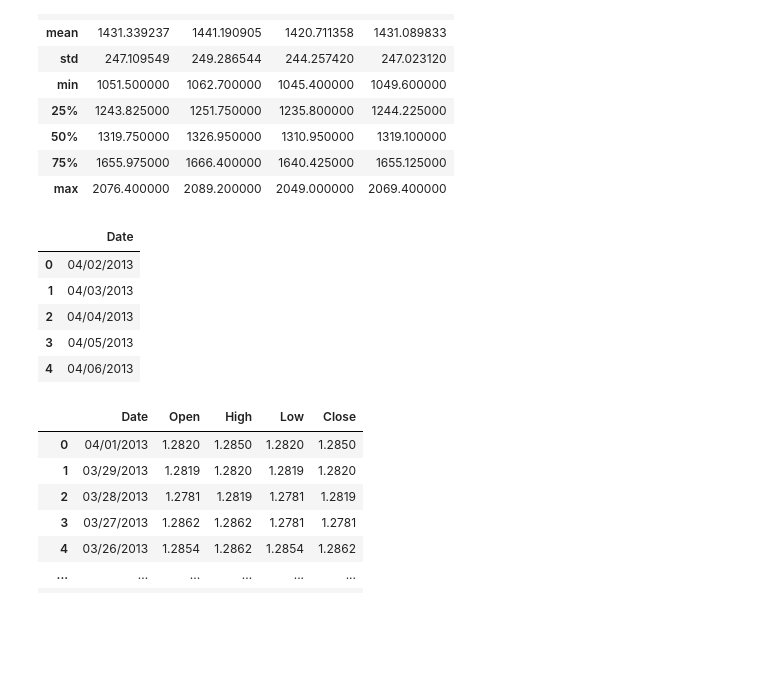
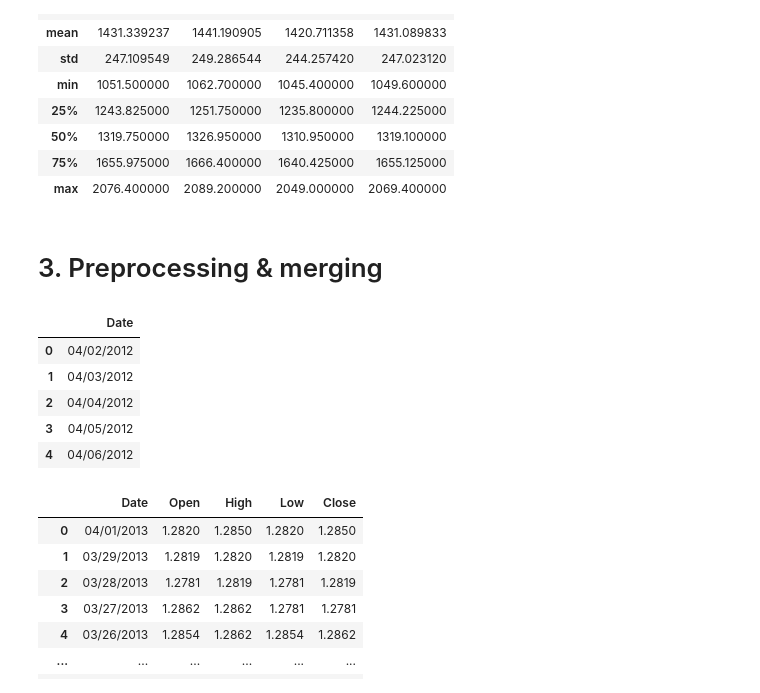
Before and after one commit to Kostee/tft-overview, a Jupyter notebook: manually_downloaded_data/format_manually_downloaded.ipynb, the cells around one changed output. Drawn from its saved outputs; the diff is of its cells as text; code cells hidden in the pictures; blank space fills up the shorter version.

```diff
--- a/manually_downloaded_data/format_manually_downloaded.ipynb
+++ b/manually_downloaded_data/format_manually_downloaded.ipynb
@@ -38,18 +62,20 @@ datasets[1].describe()
 | 50% | 1319.750000 | 1326.950000 | 1310.950000 | 1319.100000 |
 | 75% | 1655.975000 | 1666.400000 | 1640.425000 | 1655.125000 |
 | max | 2076.400000 | 2089.200000 | 2049.000000 | 2069.400000 |
+# %% [markdown]
+# 3. Preprocessing & merging
 # %%
-dates_analyzed = pd.date_range(start='2013-04-02', end='2022-04-01') # no data for SP500 before 2013-04-02
+dates_analyzed = pd.date_range(start='2012-04-02', end='2022-04-01') # no data for SP500 before 2013-04-02
 dates_analyzed = pd.DataFrame(dates_analyzed, columns=["Date"])
 dates_analyzed["Date"] = dates_analyzed["Date"].dt.strftime('%m/%d/%Y')
 dates_analyzed.head()
 # %% [output]
 |  | Date |
-| 0 | 04/02/2013 |
-| 1 | 04/03/2013 |
-| 2 | 04/04/2013 |
-| 3 | 04/05/2013 |
-| 4 | 04/06/2013 |
+| 0 | 04/02/2012 |
+| 1 | 04/03/2012 |
+| 2 | 04/04/2012 |
+| 3 | 04/05/2012 |
+| 4 | 04/06/2012 |
 # %%
 datasets[2]
 # %% [output]
```
Also changed, not shown: parts of 22 cells of this notebook, 26 other files.
